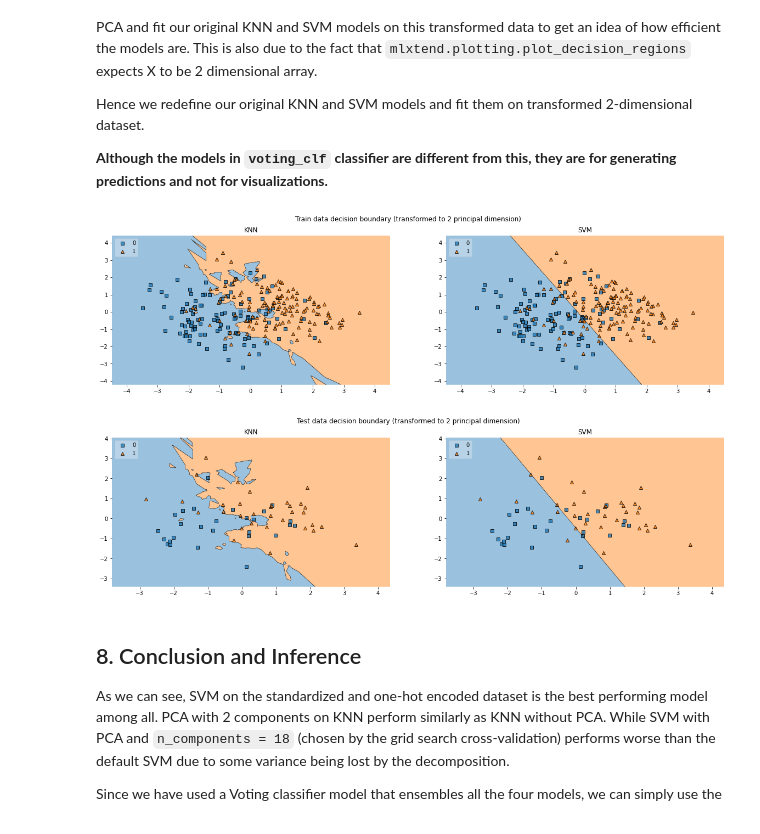
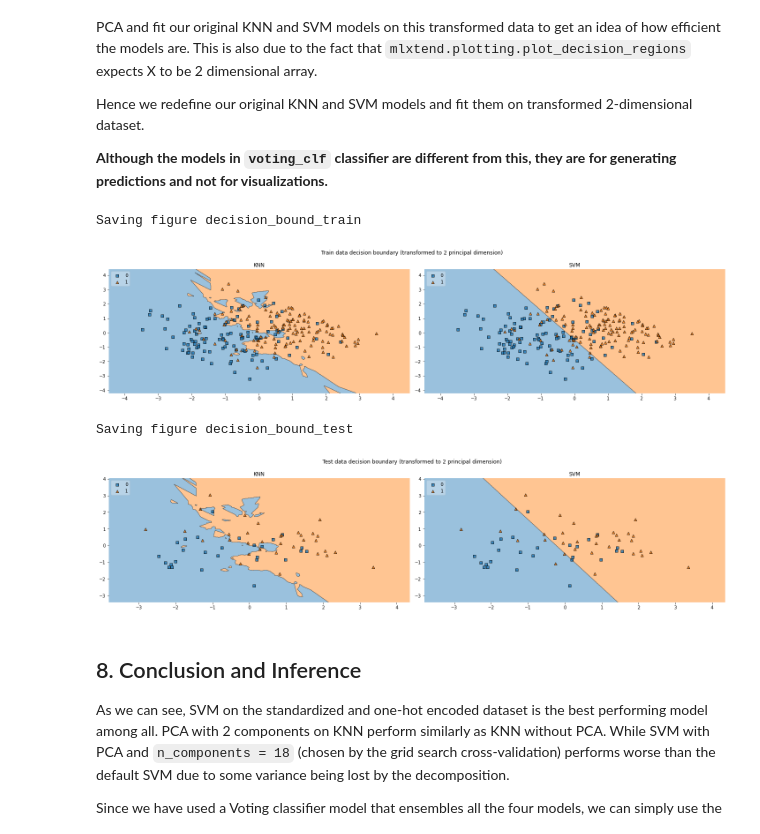
Before and after one commit to s-bose/heart_disease_classification, a Jupyter notebook: heart_disease.ipynb, the cells around one changed output. Saved outputs shown, nothing was run; the diff lists cells and outputs as text; code cells hidden in the pictures.

```diff
--- a/heart_disease.ipynb
+++ b/heart_disease.ipynb
@@ -693,34 +728,36 @@ Hence we redefine our original KNN and SVM models and fit them on transformed 2-
 # %%
 # decision boundary for KNN and SVM models with PCA dimension = 2
 
 from matplotlib import gridspec
 import itertools
 gs = gridspec.GridSpec(1, 2);
 from mlxtend.plotting import plot_decision_regions
 
 pca = PCA(n_components=2)
 X_tr = pca.fit_transform(X_train)
 
 knn = KNeighborsClassifier(n_neighbors=7, metric='minkowski', p=2)
 svm = SVC(C=10, gamma=1e-5, kernel="linear")
 
 fig = plt.figure(figsize=(20, 5))
 fig.suptitle("Train data decision boundary (transformed to 2 principal dimension)")
 
 
 labels = ['KNN', 'SVM']
 for clf, lab, grd in zip([knn, svm],
                          labels,
                          itertools.product([0, 1], repeat=2)):
 
     clf.fit(X_tr, y_train)
     ax = plt.subplot(gs[grd[0], grd[1]])
     fig = plot_decision_regions(X=X_tr, y=y_train, clf=clf, legend=2)
     plt.title(lab)
 
-plt.show();
+
+utils.save_fig("decision_bound_train")
 # %% [output]
+Saving figure decision_bound_train
-[figure, old version]
+[figure, new version]
 # %%
 # The same models performed on the test data. We do not refit the models anymore.
 
@@ -739,9 +776,10 @@ for clf, lab, grd in zip([knn, svm],
     fig = plot_decision_regions(X=X_ts, y=y_test, clf=clf, legend=2)
     plt.title(lab)
 
-plt.show();
+utils.save_fig("decision_bound_test")
 # %% [output]
+Saving figure decision_bound_test
-[figure, old version]
+[figure, new version]
 # %% [markdown]
 ## 8. Conclusion and Inference
 
```
Also changed, not shown: parts of 19 cells of this notebook, 20 other files.
